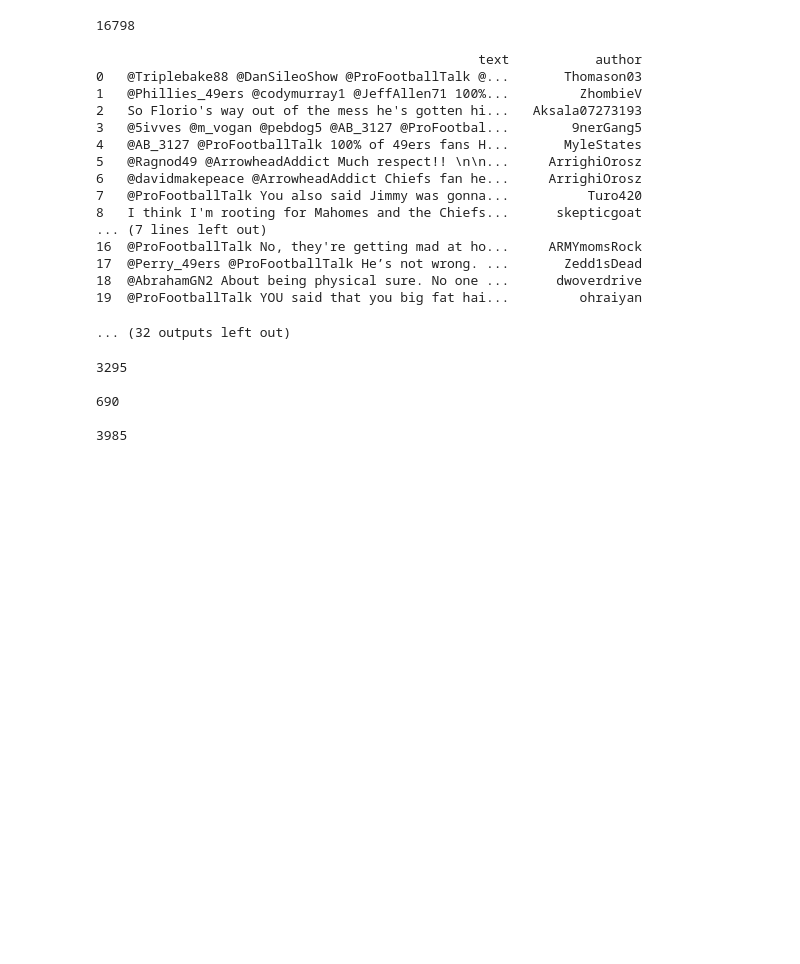
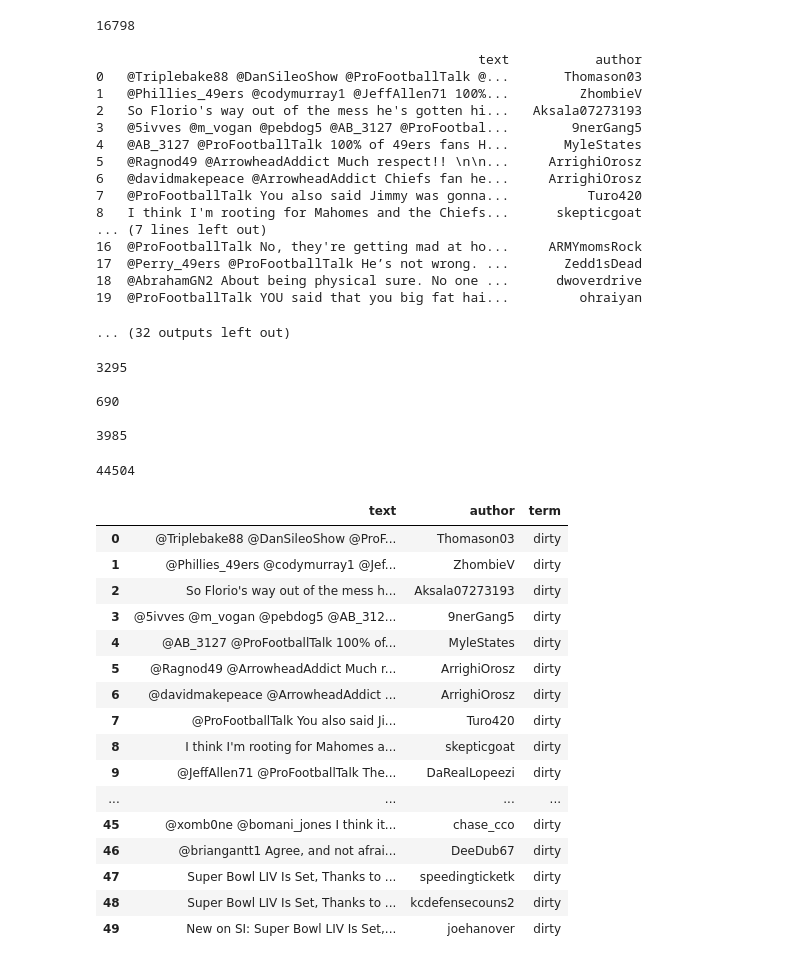
Before and after one commit to IndigenousEngineering/Not_Your_Mascot, a Jupyter notebook: Not_Your_Mascot_datasets.ipynb, the cells around one changed output. Cells and saved outputs as stored; diff of their text form; code cells hidden in the pictures; blank space fills up the shorter version.

Commit message:
get_full_terms_df() tested; sf_49ers full terms df to csv

```diff
--- a/Not_Your_Mascot_datasets.ipynb
+++ b/Not_Your_Mascot_datasets.ipynb
@@ -1341,3 +1341,38 @@ def get_full_terms_df(raw_df, terms_list):
         full_terms_df = full_terms_df.append(term_df)
 
     return full_terms_df
+# %%
+term_list = ['dirty','filthy','stupid','ugly','indian',
+             'blood','scalp','savage','dead','killed',
+             'sexy','indian blood','drunk','injun',
+             'exterminate','extinct','firewater',
+             'reservation','smallpox','ignorant',
+             'raped','die','dumb','backwards',
+             'inbred','died']
+# %%
+# sf_49ers_queries_master_df
+
+sf_49ers_terms_full_df = get_full_terms_df(sf_49ers_queries_master_df, term_list)
+# %%
+print(len(sf_49ers_terms_full_df))
+
+sf_49ers_terms_full_df.head(50)
+# %% [output]
+44504
+|  | text | author | term |
+| 0 | @Triplebake88 @DanSileoShow @ProF... | Thomason03 | dirty |
+| 1 | @Phillies_49ers @codymurray1 @Jef... | ZhombieV | dirty |
+| 2 | So Florio's way out of the mess h... | Aksala07273193 | dirty |
+| 3 | @5ivves @m_vogan @pebdog5 @AB_312... | 9nerGang5 | dirty |
+| 4 | @AB_3127 @ProFootballTalk 100% of... | MyleStates | dirty |
+| 5 | @Ragnod49 @ArrowheadAddict Much r... | ArrighiOrosz | dirty |
+| 6 | @davidmakepeace @ArrowheadAddict ... | ArrighiOrosz | dirty |
+| 7 | @ProFootballTalk You also said Ji... | Turo420 | dirty |
+| 8 | I think I'm rooting for Mahomes a... | skepticgoat | dirty |
+| 9 | @JeffAllen71 @ProFootballTalk The... | DaRealLopeezi | dirty |
+| ... | ... | ... | ... |
+| 45 | @xomb0ne @bomani_jones I think it... | chase_cco | dirty |
+| 46 | @briangantt1 Agree, and not afrai... | DeeDub67 | dirty |
+| 47 | Super Bowl LIV Is Set, Thanks to ... | speedingticketk | dirty |
+| 48 | Super Bowl LIV Is Set, Thanks to ... | kcdefensecouns2 | dirty |
+| 49 | New on SI: Super Bowl LIV Is Set,... | joehanover | dirty |
```
Also changed, not shown: parts of 1 cell of this notebook.
